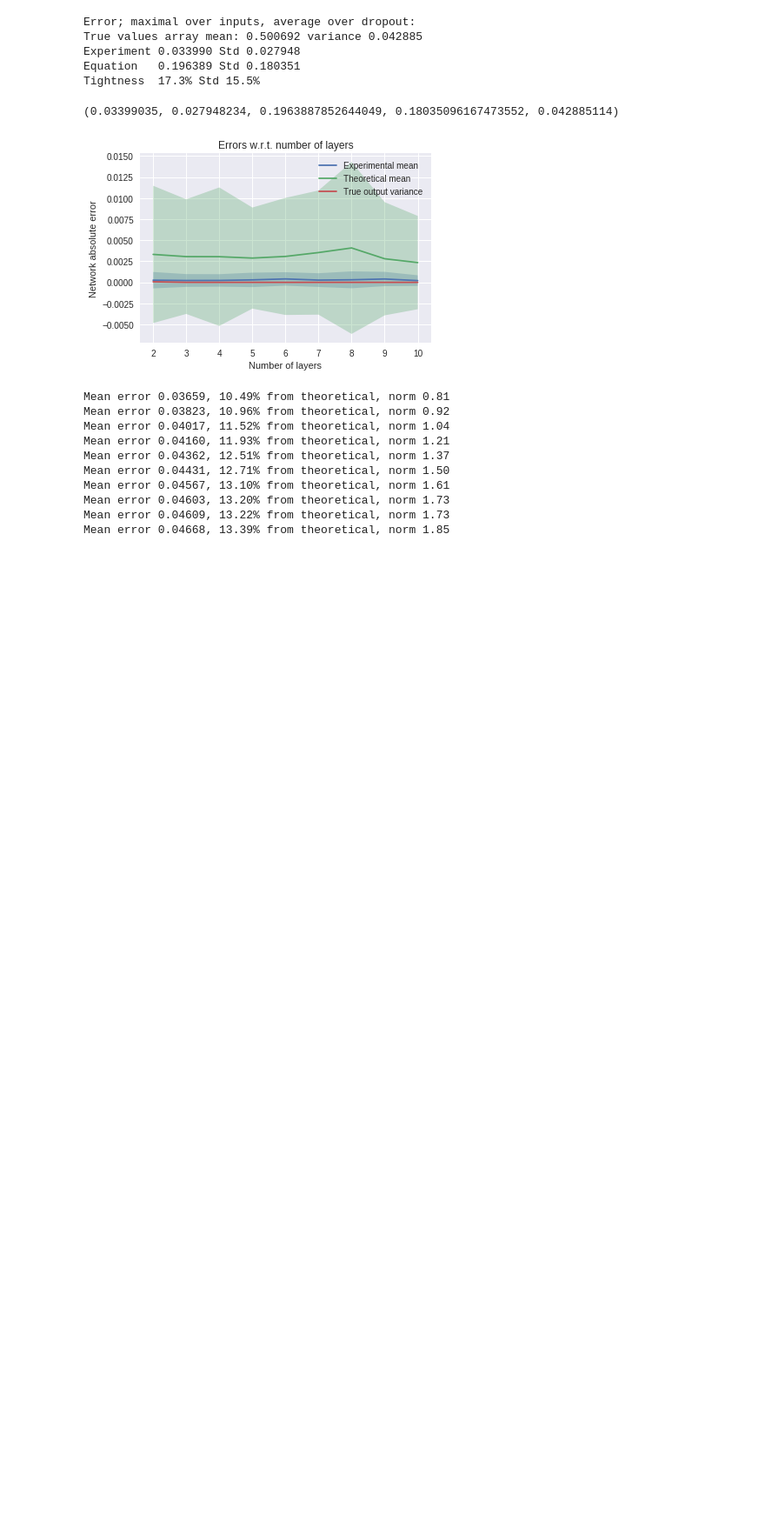
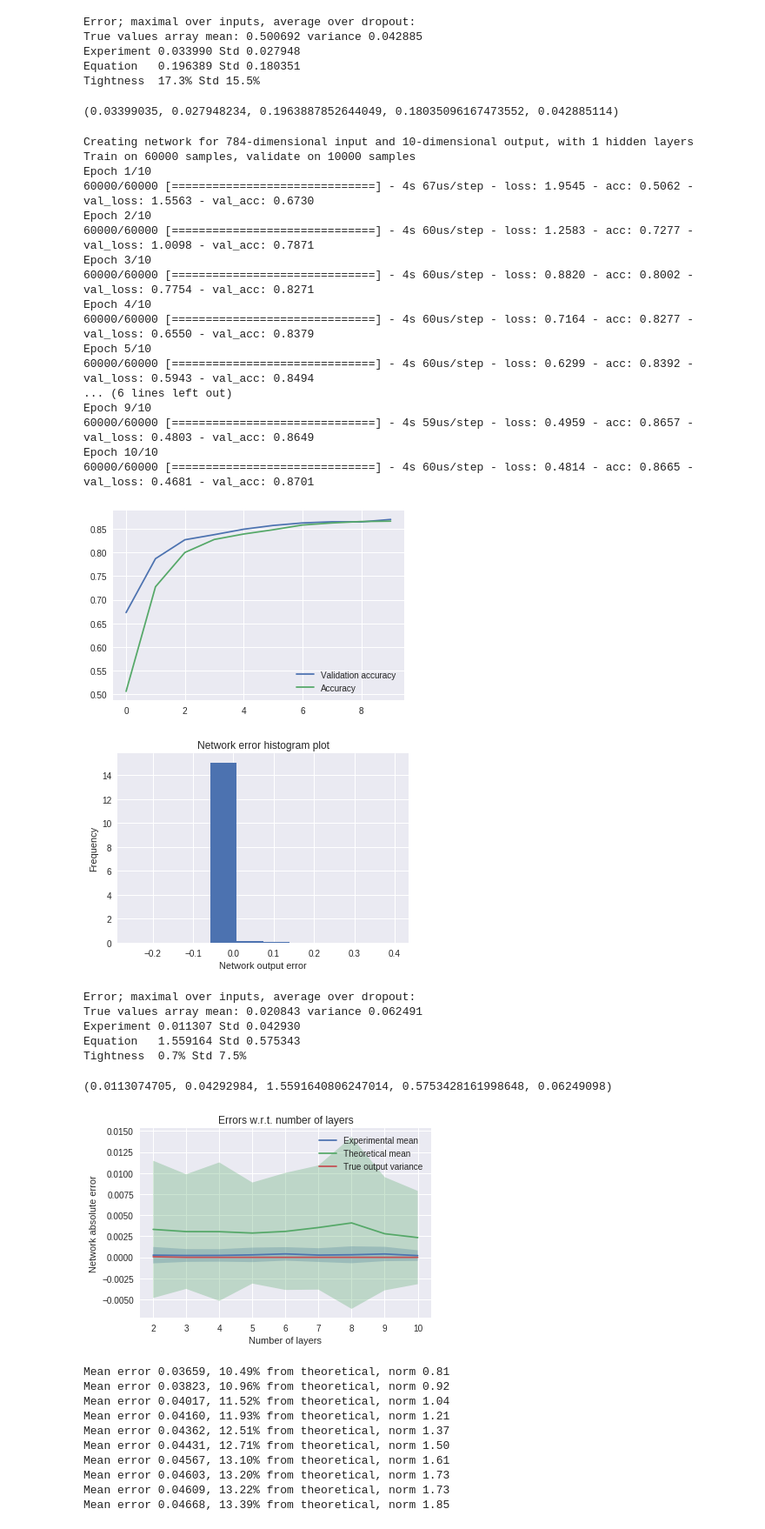
Before and after one commit to LPD-EPFL/nn-fault-tolerance, a Jupyter notebook: DropoutErrorVarianceKerasColab.ipynb, the cells around one changed output. Shown at 87% size. Drawn from its saved outputs; the diff is of its cells as text; code cells hidden in the pictures; blank space fills up the shorter version.

Commit message:
Implement MNISTExperiment

```diff
--- a/DropoutErrorVarianceKerasColab.ipynb
+++ b/DropoutErrorVarianceKerasColab.ipynb
@@ -63,7 +63,7 @@ def create_random_weight_model(Ns, KLips):
               optimizer=keras.optimizers.Adadelta(),
               metrics=['accuracy'])
 
-  model.summary()
+  #model.summary()
   return model
 
 def create_model(p_fails, layer_weights, layer_biases, KLips):
@@ -283,6 +283,40 @@ class RandomExperiment(Experiment):
 
   def get_inputs(self, how_many):
     return np.random.randn(how_many, self.N[0])
+
+class MNISTExperiment(Experiment):
+  def __init__(self, N, P, KLips, do_print = False):
+    N = [28 ** 2] + N + [10]
+
+    """ Fill in the weights and initialize models """
+    Experiment.__init__(self, N, P, KLips, do_print)
+
+    (x_train, y_train), (x_test, y_test) = mnist.load_data()
+    self.x_train = np.array([elem.flatten() for elem in x_train])
+    self.x_test = np.array([elem.flatten() for elem in x_test])
+    self.y_train = np.array([[1 if i == digit else 0 for i in range(10)] for digit in y_train.flatten()])
+    self.y_test = np.array([[1 if i == digit else 0 for i in range(10)] for digit in y_test.flatten()])
+
+    self.model_no_dropout = create_random_weight_model(self.N, self.K)
+    history = self.model_no_dropout.fit(self.x_train, self.y_train, batch_size = 100, epochs = 10, verbose = do_print, validation_data = (self.x_test, self.y_test))
+
+    if do_print:
+      plt.figure()
+      plt.plot(history.history['val_acc'], label = 'Validation accuracy')
+      plt.plot(history.history['acc'], label = 'Accuracy')
+      plt.legend()
+      plt.show()
+
+    # weights and biases
+    self.W = self.model_no_dropout.get_weights()[0::2]
+    self.B = self.model_no_dropout.get_weights()[1::2]
+
+    # creating "crashing" model
+    self.model = create_model(self.P, self.W, self.B, self.K)
+
+  def get_inputs(self, how_many):
+    indices = np.random.choice(x_train.shape[0], how_many)
+    return self.x_train[indices, :]
 # %%
 RandomExperiment(N = [10, 10, 5], P = 0.1, KLips = 0.1, do_print = True).run(inputs = 6, repetitions = 10000, do_print = True, do_plot = True, do_tqdm = True)
 # %% [output]
@@ -294,6 +328,34 @@ Experiment 0.033990 Std 0.027948
 Equation   0.196389 Std 0.180351
 Tightness  17.3% Std 15.5%
 (0.03399035, 0.027948234, 0.1963887852644049, 0.18035096167473552, 0.042885114)
+# %%
+MNISTExperiment(N = [10], P = 0.01, KLips = 0.1, do_print = True).run(inputs = 6, repetitions = 10000, do_print = True, do_plot = True, do_tqdm = True)
+# %% [output]
+Creating network for 784-dimensional input and 10-dimensional output, with 1 hidden layers
+Train on 60000 samples, validate on 10000 samples
+Epoch 1/10
+60000/60000 [==============================] - 4s 67us/step - loss: 1.9545 - acc: 0.5062 - val_loss: 1.5563 - val_acc: 0.6730
+Epoch 2/10
+60000/60000 [==============================] - 4s 60us/step - loss: 1.2583 - acc: 0.7277 - val_loss: 1.0098 - val_acc: 0.7871
+Epoch 3/10
+60000/60000 [==============================] - 4s 60us/step - loss: 0.8820 - acc: 0.8002 - val_loss: 0.7754 - val_acc: 0.8271
+Epoch 4/10
+60000/60000 [==============================] - 4s 60us/step - loss: 0.7164 - acc: 0.8277 - val_loss: 0.6550 - val_acc: 0.8379
+Epoch 5/10
+60000/60000 [==============================] - 4s 60us/step - loss: 0.6299 - acc: 0.8392 - val_loss: 0.5943 - val_acc: 0.8494
+... (6 lines left out)
+Epoch 9/10
+60000/60000 [==============================] - 4s 59us/step - loss: 0.4959 - acc: 0.8657 - val_loss: 0.4803 - val_acc: 0.8649
+Epoch 10/10
+60000/60000 [==============================] - 4s 60us/step - loss: 0.4814 - acc: 0.8665 - val_loss: 0.4681 - val_acc: 0.8701
+[figure, added]
+[figure, added]
+Error; maximal over inputs, average over dropout:
+True values array mean: 0.020843 variance 0.062491
+Experiment 0.011307 Std 0.042930
+Equation   1.559164 Std 0.575343
+Tightness  0.7% Std 7.5%
+(0.0113074705, 0.04292984, 1.5591640806247014, 0.5753428161998648, 0.06249098)
 # %%
 Ls = range(2, 11)
 results = [RandomExperiment(P = 0.01, N = [10] * L + [1], KLips = 0.01).run(inputs = 5, do_tqdm = False, do_plot = False, do_print = False) for L in tqdm(Ls)]
```
Also changed, not shown: parts of 9 cells of this notebook.
